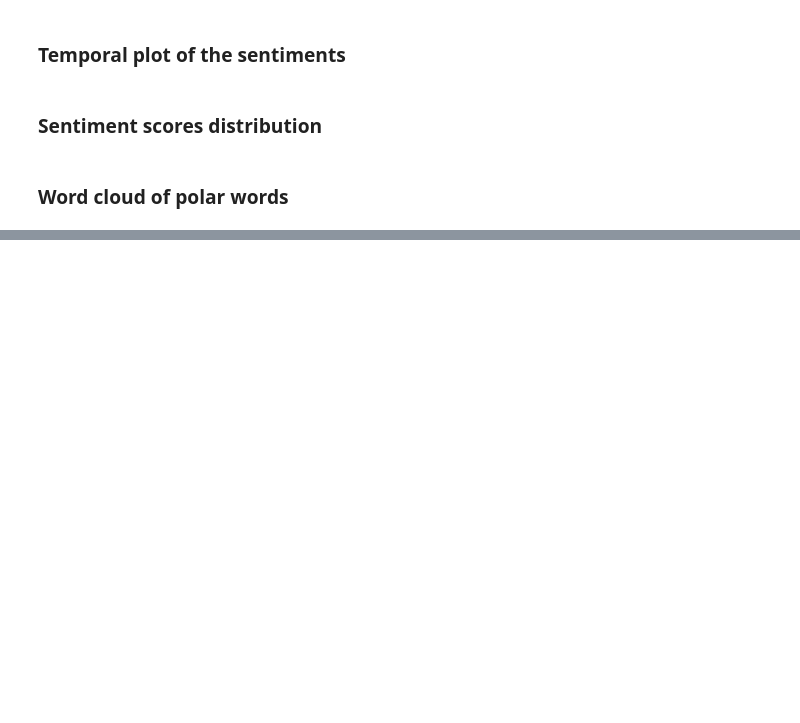
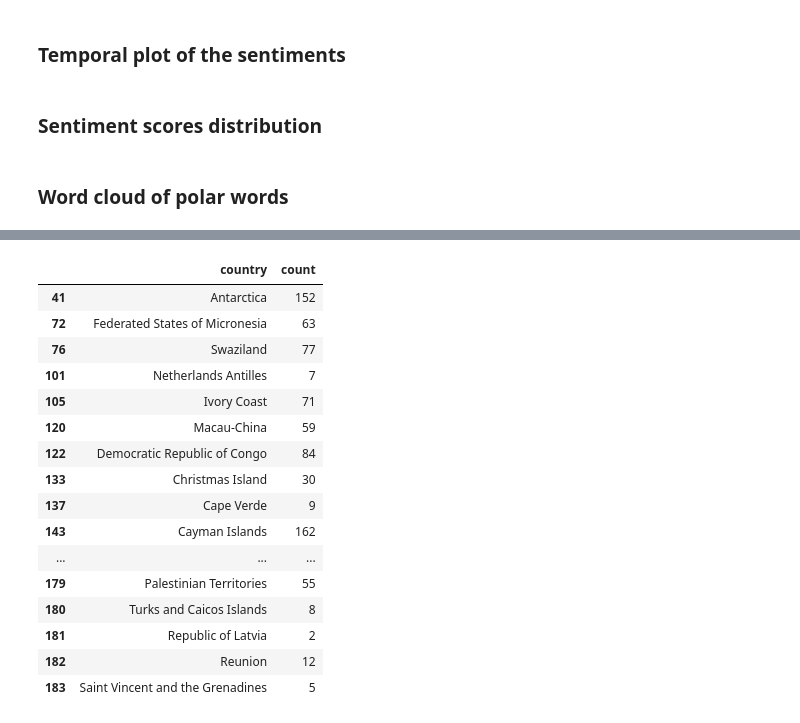
Before and after one commit to Rrishik/COVID-19-tweets, a Jupyter notebook: Covid-19 Tweets analysis.ipynb, the cells around one changed output, grey strips where cells are left out. Saved outputs shown, nothing was run; the diff lists cells and outputs as text; code cells hidden in the pictures; blank space fills up the shorter version.

```diff
--- a/Covid-19 Tweets analysis.ipynb
+++ b/Covid-19 Tweets analysis.ipynb
@@ -318,0 +424,20 @@ plt.savefig('joint_cloud.png')
+# %%
+country_df[country_df.country.isin(np.setdiff1d(country_df['country'], country_freq_df['country']))]
+# %% [output]
+|  | country | count |
+| 41 | Antarctica | 152 |
+| 72 | Federated States of Micronesia | 63 |
+| 76 | Swaziland | 77 |
+| 101 | Netherlands Antilles | 7 |
+| 105 | Ivory Coast | 71 |
+| 120 | Macau-China | 59 |
+| 122 | Democratic Republic of Congo | 84 |
+| 133 | Christmas Island | 30 |
+| 137 | Cape Verde | 9 |
+| 143 | Cayman Islands | 162 |
+| ... | ... | ... |
+| 179 | Palestinian Territories | 55 |
+| 180 | Turks and Caicos Islands | 8 |
+| 181 | Republic of Latvia | 2 |
+| 182 | Reunion | 12 |
+| 183 | Saint Vincent and the Grenadines | 5 |
```
Also changed, not shown: parts of 24 cells of this notebook, 8 other files.
